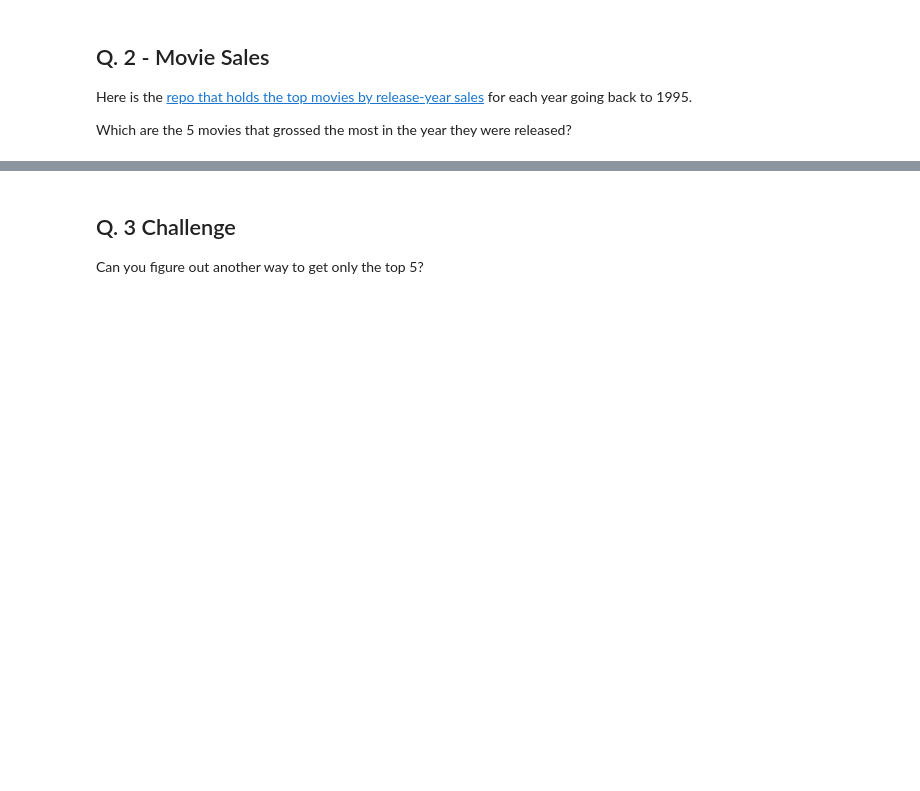
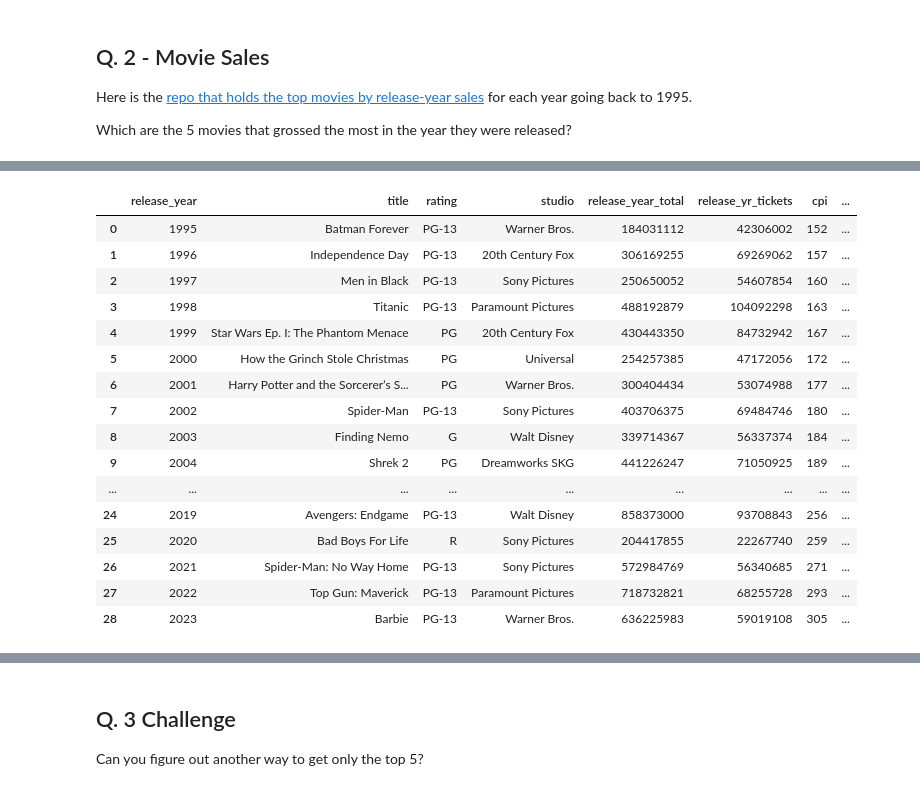
Before and after one commit to sashalcohen/HOMEWORK, a Jupyter notebook: hw-for-wk08-functions-lambda-aggregation-SASHA.ipynb, the cells around one changed output, grey strips where cells are left out. Drawn from its saved outputs; the diff is of its cells as text; code cells hidden in the pictures; blank space fills up the shorter version.

```diff
--- a/hw-for-wk08-functions-lambda-aggregation-SASHA.ipynb
+++ b/hw-for-wk08-functions-lambda-aggregation-SASHA.ipynb
@@ -76,0 +107,25 @@ df_top5["title"].tolist()
+# %%
+## display code below
+df_movies["adjusted_total"] = df_movies.apply(lambda x:\
+                                              (x["release_year_total"]/x["cpi"])*304.7, axis = 1)
+## display code below
+pd.options.display.float_format = '{:,.0f}'.format
+df_movies
+# %% [output]
+|  | release_year | title | rating | studio | release_year_total | release_yr_tickets | cpi | ... |
+| 0 | 1995 | Batman Forever | PG-13 | Warner Bros. | 184031112 | 42306002 | 152 | ... |
+| 1 | 1996 | Independence Day | PG-13 | 20th Century Fox | 306169255 | 69269062 | 157 | ... |
+| 2 | 1997 | Men in Black | PG-13 | Sony Pictures | 250650052 | 54607854 | 160 | ... |
+| 3 | 1998 | Titanic | PG-13 | Paramount Pictures | 488192879 | 104092298 | 163 | ... |
+| 4 | 1999 | Star Wars Ep. I: The Phantom Menace | PG | 20th Century Fox | 430443350 | 84732942 | 167 | ... |
+| 5 | 2000 | How the Grinch Stole Christmas | PG | Universal | 254257385 | 47172056 | 172 | ... |
+| 6 | 2001 | Harry Potter and the Sorcerer’s S... | PG | Warner Bros. | 300404434 | 53074988 | 177 | ... |
+| 7 | 2002 | Spider-Man | PG-13 | Sony Pictures | 403706375 | 69484746 | 180 | ... |
+| 8 | 2003 | Finding Nemo | G | Walt Disney | 339714367 | 56337374 | 184 | ... |
+| 9 | 2004 | Shrek 2 | PG | Dreamworks SKG | 441226247 | 71050925 | 189 | ... |
+| ... | ... | ... | ... | ... | ... | ... | ... | ... |
+| 24 | 2019 | Avengers: Endgame | PG-13 | Walt Disney | 858373000 | 93708843 | 256 | ... |
+| 25 | 2020 | Bad Boys For Life | R | Sony Pictures | 204417855 | 22267740 | 259 | ... |
+| 26 | 2021 | Spider-Man: No Way Home | PG-13 | Sony Pictures | 572984769 | 56340685 | 271 | ... |
+| 27 | 2022 | Top Gun: Maverick | PG-13 | Paramount Pictures | 718732821 | 68255728 | 293 | ... |
+| 28 | 2023 | Barbie | PG-13 | Warner Bros. | 636225983 | 59019108 | 305 | ... |
```
Also changed, not shown: parts of 17 cells of this notebook.
